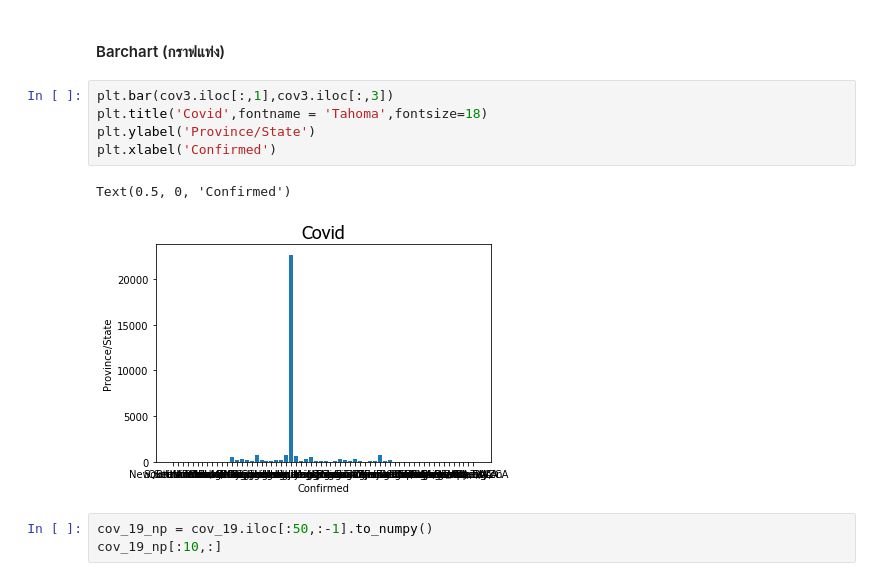
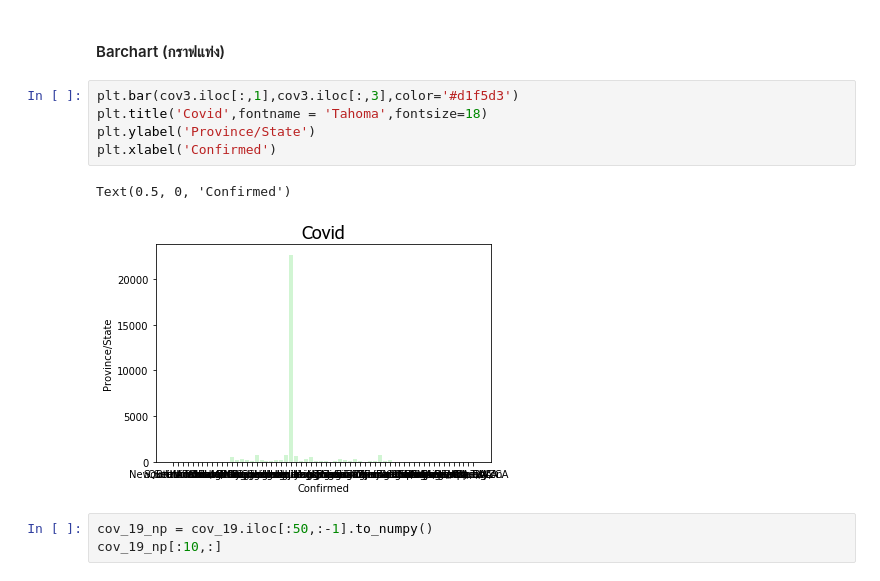
Before and after one commit to suchavadee2541/python_dataviz, a Jupyter notebook: Final.ipynb, the cells around one changed output. Drawn from its saved outputs; the diff is of its cells as text.

```diff
--- a/Final.ipynb
+++ b/Final.ipynb
@@ -161,13 +166,13 @@ cov_19
 # %% [markdown]
 ####  Barchart (กราฟแท่ง)
 # %%
-plt.bar(cov3.iloc[:,1],cov3.iloc[:,3])
+plt.bar(cov3.iloc[:,1],cov3.iloc[:,3],color='#d1f5d3')
 plt.title('Covid',fontname = 'Tahoma',fontsize=18)
 plt.ylabel('Province/State')
 plt.xlabel('Confirmed')
 # %% [output]
 Text(0.5, 0, 'Confirmed')
-[figure, old version]
+[figure, new version]
 # %%
 cov_19_np = cov_19.iloc[:50,:-1].to_numpy()
 cov_19_np[:10,:]
```
Also changed, not shown: parts of 2 cells of this notebook.
